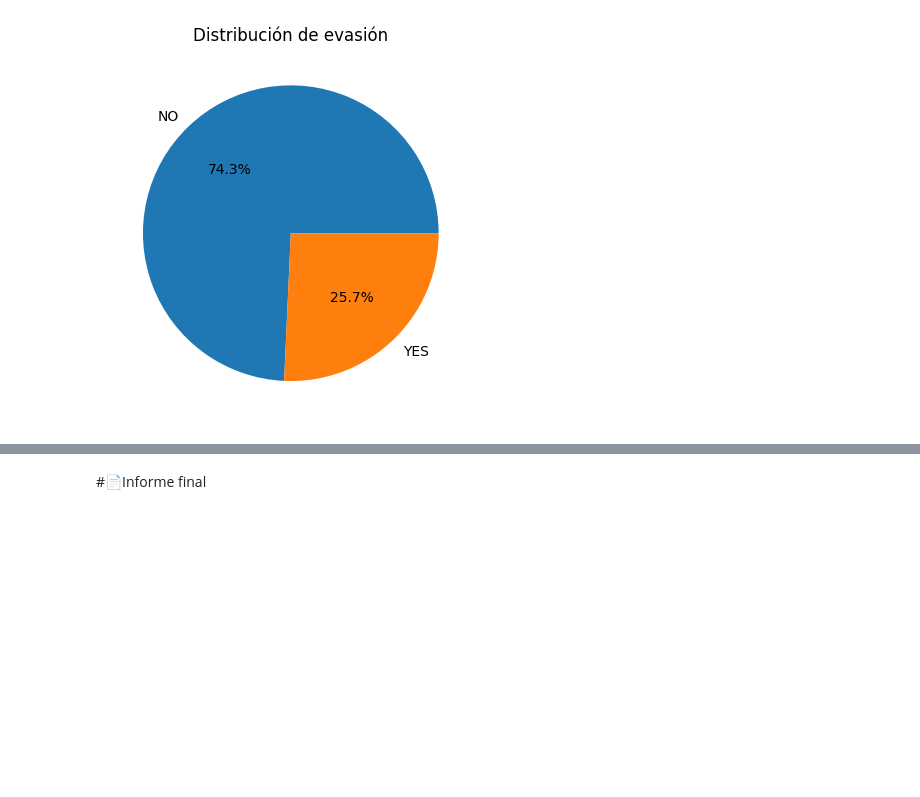
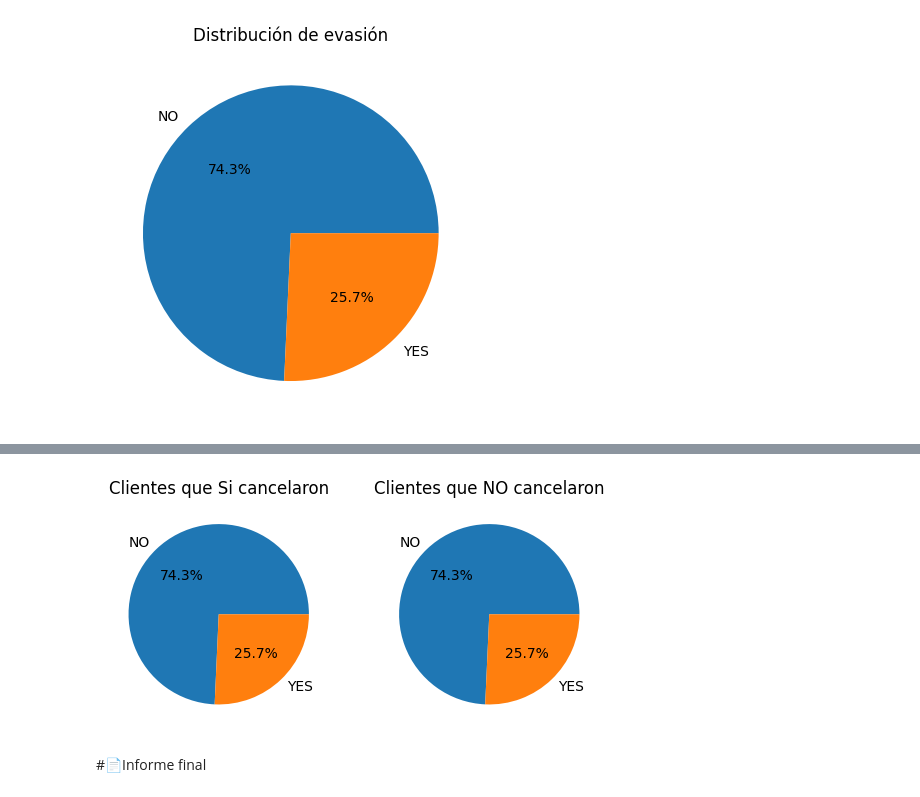
Before and after one commit to Marlucben/Challenge_2_Alura_Telecom_X, a Jupyter notebook: TelecomX_LATAM.ipynb, the cells around one changed output, grey strips where cells are left out. Saved outputs shown, nothing was run; the diff lists cells and outputs as text; code cells hidden in the pictures; blank space fills up the shorter version.

```diff
--- a/TelecomX_LATAM.ipynb
+++ b/TelecomX_LATAM.ipynb
@@ -246,2 +258,17 @@ plt.show()
+# %%
+Churn_labels = list(df_nuevo['Churn'].unique())
+sizes = [int((df_nuevo['Churn'] == 'NO').sum()),int((df_nuevo['Churn'] == 'YES').sum())]
+
+fig, ax = plt.subplots(1,2)
+ax[0].pie(sizes, labels=Churn_labels, autopct='%1.1f%%')
+ax[0].set_title('Clientes que Si cancelaron')
+
+
+ax[1].pie(sizes, labels=Churn_labels, autopct='%1.1f%%',)
+ax[1].set_title('Clientes que NO cancelaron')
+
+plt.show()
+# %% [output]
+[figure, added]
 # %% [markdown]
 #📄Informe final
```
Also changed, not shown: parts of 5 cells of this notebook.
